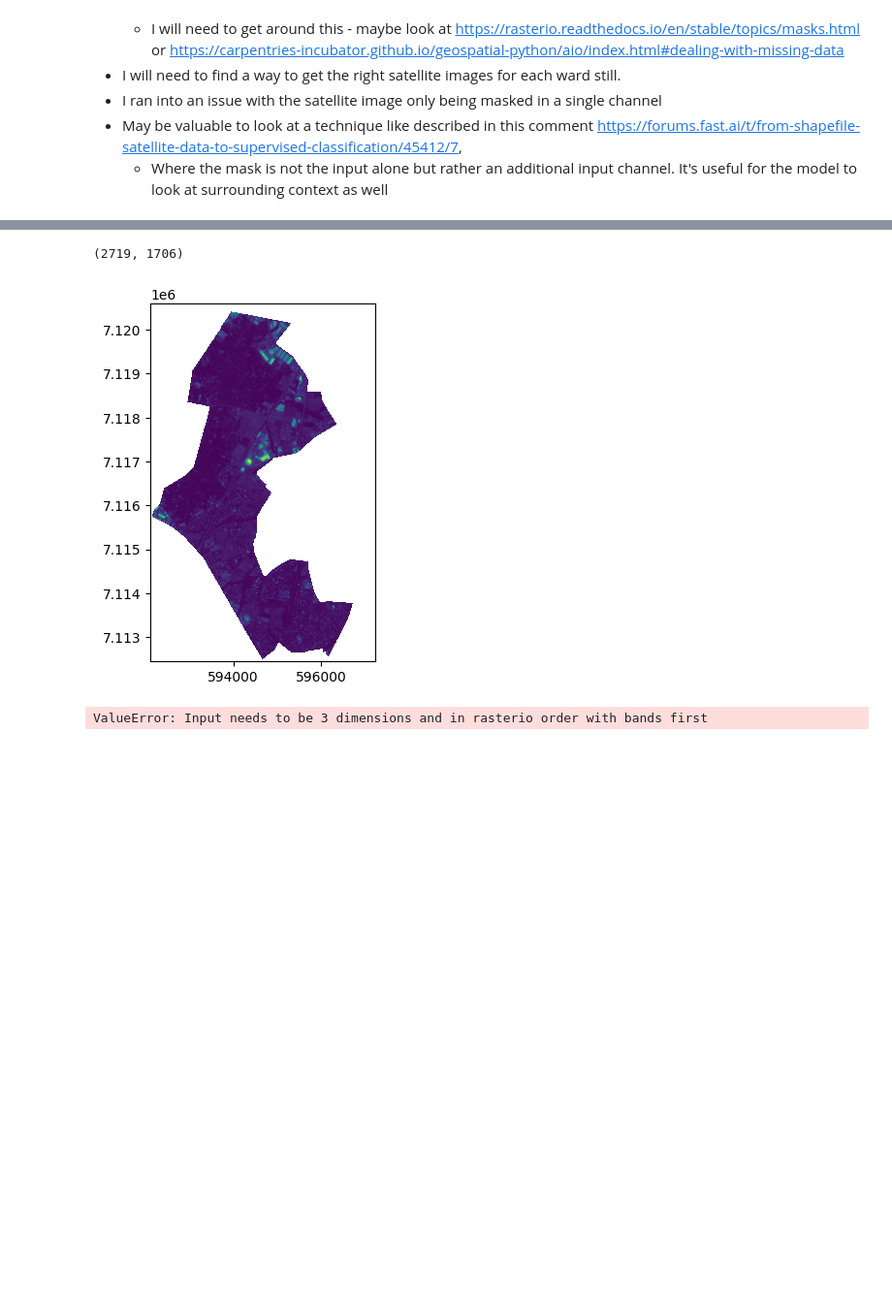
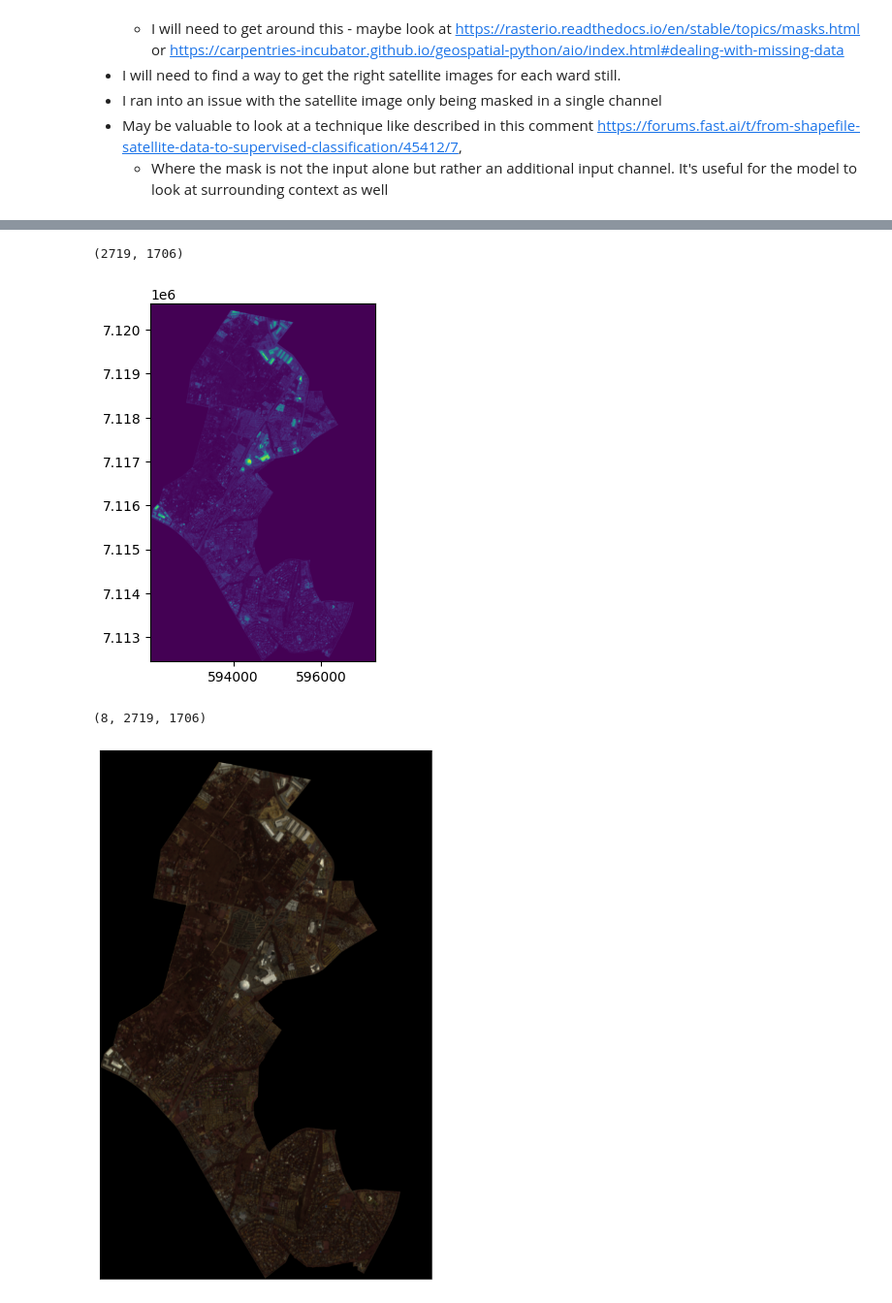
Before and after one commit to Emily-RoseSteyn/measuring-quality-of-life-gauteng, a Jupyter notebook: notebooks/chunk-satellite data.ipynb, the cells around one changed output, grey strips where cells are left out. Shown at 97% size. Cells and saved outputs as stored; diff of their text form; code cells hidden in the pictures; blank space fills up the shorter version.

```diff
--- a/notebooks/chunk-satellite data.ipynb
+++ b/notebooks/chunk-satellite data.ipynb
@@ -71,11 +71,17 @@ with rasterio.open(image_file) as src:
         try:
             out_profile = src.profile.copy()
             out_image, out_transform = mask(src, geom, crop=True)
+            print(out_image.shape)
 
-            out_profile.update({"driver": "GTiff",
+            out_profile.update({
+                "driver": "GTiff",
                 "height": out_image.shape[1],
                 "width": out_image.shape[2],
-                "transform": out_transform})
+                "transform": out_transform,
+                "count": 8,
+                "nodata": None,
+                "dtype": out_image.dtype,
+                "crs": raster_crs})
             out_ward = record['ward_id']
 
             with rasterio.open(f"{output_dir}/{out_ward}.tif", "w", **out_profile) as dest:
@@ -125,13 +133,16 @@ plt.show()
 # %%
 with rasterio.open(f"{output_dir}/79800134.tif") as src:
     print(src.shape)
     show(src)
+    bands = src.read([1, 2, 3, 4, 5, 6, 7, 8])
+    print(bands.shape)
     ep.plot_rgb(
-        src,
-        rgb=(4,3,2)
+        bands,
+        rgb=(6, 4, 2)
     )
     plt.show()
 # %% [output]
 (2719, 1706)
-[figure, old version]
+[figure, new version]
-ValueError: Input needs to be 3 dimensions and in rasterio order with bands first
+(8, 2719, 1706)
+[figure, added]
```
Also changed, not shown: parts of 2 cells of this notebook.
